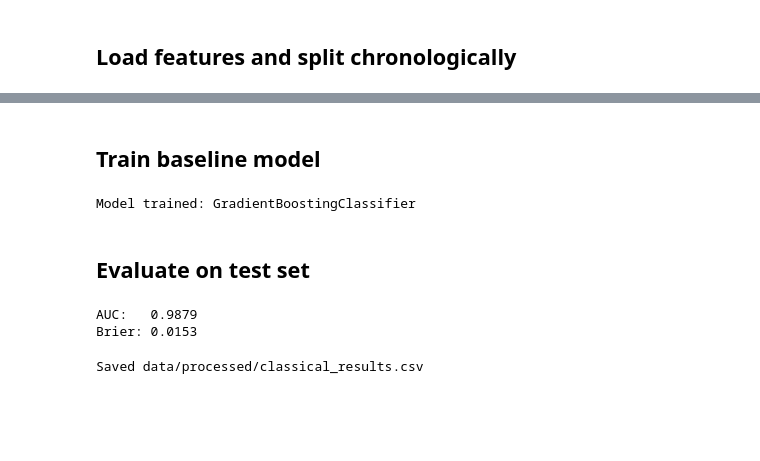
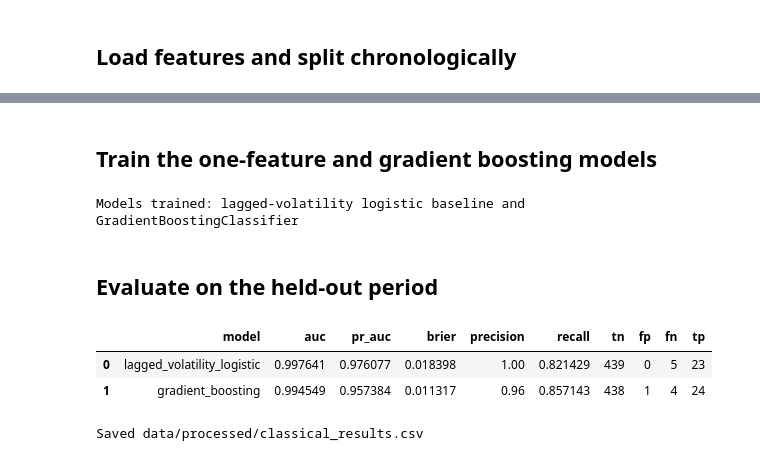
Before and after one commit to k-ebru/quantum-xai-finance, a Jupyter notebook: notebooks/03_classical_model_shap.ipynb, the cells around one changed output, grey strips where cells are left out. Cells and saved outputs as stored; diff of their text form; code cells hidden in the pictures; blank space fills up the shorter version.

Commit message:
remove label lookahead and add baseline

```diff
--- a/notebooks/03_classical_model_shap.ipynb
+++ b/notebooks/03_classical_model_shap.ipynb
@@ -40,17 +46,32 @@ Test stress rate:  0.083
-# %% [markdown]
-## Train baseline model
+# %% [markdown]
+## Train the one-feature and gradient boosting models
 # %%
+volatility_model = train_volatility_baseline(X_train, y_train)
 model = train_baseline_model(X_train, y_train)
-print("Model trained: GradientBoostingClassifier")
+print("Models trained: lagged-volatility logistic baseline and GradientBoostingClassifier")
 # %% [output]
-Model trained: GradientBoostingClassifier
+Models trained: lagged-volatility logistic baseline and GradientBoostingClassifier
 # %% [markdown]
-## Evaluate on test set
+## Evaluate on the held-out period
-# %%
-results = evaluate_model(model, X_test, y_test)
-print(f"AUC:   {results['auc']:.4f}")
-print(f"Brier: {results['brier']:.4f}")
-# %% [output]
-AUC:   0.9879
-Brier: 0.0153
+# %%
+volatility_results = evaluate_model(
+    volatility_model,
+    X_test[["portfolio_vol"]],
+    y_test,
+)
+gradient_results = evaluate_model(model, X_test, y_test)
+
+results_df = pd.DataFrame([
+    {"model": "lagged_volatility_logistic", **volatility_results},
+    {"model": "gradient_boosting", **gradient_results},
+])
+
+results_df[[
+    "model", "auc", "pr_auc", "brier", "precision", "recall",
+    "tn", "fp", "fn", "tp",
+]]
+# %% [output]
+|  | model | auc | pr_auc | brier | precision | recall | tn | fp | fn | tp |
+| 0 | lagged_volatility_logistic | 0.997641 | 0.976077 | 0.018398 | 1.00 | 0.821429 | 439 | 0 | 5 | 23 |
+| 1 | gradient_boosting | 0.994549 | 0.957384 | 0.011317 | 0.96 | 0.857143 | 438 | 1 | 4 | 24 |
 # %%
```
Also changed, not shown: parts of 13 cells of this notebook, 7 other files.
